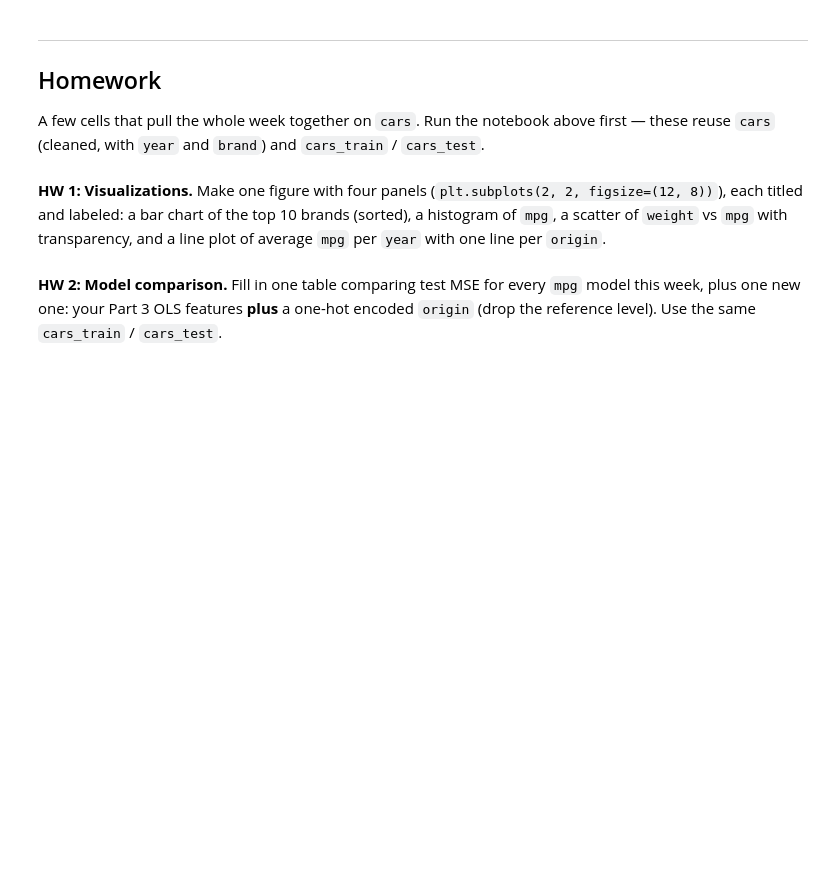
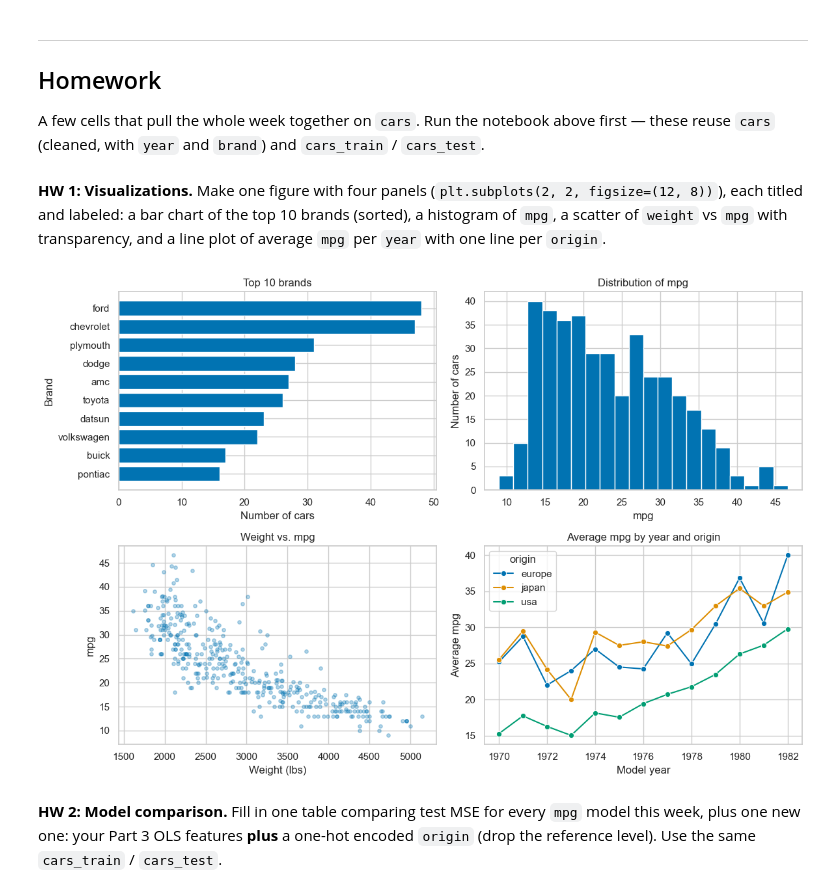
Before and after one commit to himanibalaga/JCP-fall-26, a Jupyter notebook: Week_3.ipynb, the cells around one changed output. Drawn from its saved outputs; the diff is of its cells as text; code cells hidden in the pictures; blank space fills up the shorter version.

```diff
--- a/Week_3.ipynb
+++ b/Week_3.ipynb
@@ -111,5 +263,5 @@ taxis["duration_min"].describe()
 ### Your Turn
 `model_year` stores `70`, `71`, … as integers. Convert it to a datetime column called `year`. `pd.to_datetime` needs strings plus a `format=` here — `"%y"` means two-digit year.
 # %%
-cars["year"] = pd.to_datetime(..., format=...)
+cars["year"] = pd.to_datetime(cars["model_year"].astype(str), format="%y")
 cars[["model_year", "year"]].head()
@@ -151,5 +340,5 @@ print(bad_rows.sum(), "bad rows removed →", taxis_clean.shape)
 1. Create a `brand` column = the first word of `name` (Week 2 `.str` methods).
 2. Look at *every* brand's count and find the typos / two names for the same brand. Fix them with `.replace()`.
 # %%
-cars["brand"] = ...
+cars["brand"] = cars["name"].str.split().str[0]
 cars["brand"].value_counts().sort_index()   # sorted alphabetically so near-duplicates sit next to each other
@@ -156,7 +363,12 @@ cars["brand"].value_counts().sort_index()   # sorted alphabetically so near-dupl
 # %%
 brand_fixes = {
     "chevroelt": "chevrolet",   # typo
-    # TODO: add the rest you find
+    "chevy": "chevrolet",       # nickname
+    "maxda": "mazda",           # typo
+    "toyouta": "toyota",        # typo
+    "vokswagen": "volkswagen",  # typo
+    "vw": "volkswagen",         # abbreviation
+    "mercedes": "mercedes-benz",  # two names for the same brand
 }
 cars["brand"] = cars["brand"].replace(brand_fixes)
 cars["brand"].value_counts().sort_index()
@@ -635,7 +1016,7 @@ Predict whether a car is **American** (`origin == "usa"` → 1) from `displaceme
 2. Confusion matrix → TN/FP/FN/TP → accuracy, precision, recall **by hand**.
 3. Compare to a model that always predicts the majority class.
 # %%
-cars["usa"] = ...
-usa_train, usa_test = ...
-log_reg_cars = ...
+cars["usa"] = (cars["origin"] == "usa").astype(int)
+usa_train, usa_test = train_test_split(cars, test_size=0.2, random_state=42)
+log_reg_cars = LogisticRegression().fit(usa_train[["displacement"]], usa_train["usa"])
 # %%
@@ -664,10 +1055,37 @@ A few cells that pull the whole week together on `cars`. Run the notebook above
 a bar chart of the top 10 brands (sorted), a histogram of `mpg`, a scatter of `weight` vs `mpg` with transparency, and a line plot of average `mpg` per `year` with one line per `origin`.
 # %%
 fig, axes = plt.subplots(2, 2, figsize=(12, 8))
-# axes[0, 0] ... axes[1, 1]
-...
+
+# Top 10 brands (ascending so barh puts the biggest on top)
+top_brands = cars["brand"].value_counts().head(10).sort_values()
+axes[0, 0].barh(top_brands.index, top_brands.values)
+axes[0, 0].set_title("Top 10 brands")
+axes[0, 0].set_xlabel("Number of cars")
+axes[0, 0].set_ylabel("Brand")
+
+# Histogram of mpg
+axes[0, 1].hist(cars["mpg"], bins=20)
+axes[0, 1].set_title("Distribution of mpg")
+axes[0, 1].set_xlabel("mpg")
+axes[0, 1].set_ylabel("Number of cars")
+
+# Weight vs mpg with transparency
+axes[1, 0].scatter(cars["weight"], cars["mpg"], alpha=0.3, s=15)
+axes[1, 0].set_title("Weight vs. mpg")
+axes[1, 0].set_xlabel("Weight (lbs)")
+axes[1, 0].set_ylabel("mpg")
+
+# Average mpg per year, one line per origin
+mpg_year_origin = cars.groupby(["year", "origin"])["mpg"].mean().reset_index()
+sns.lineplot(data=mpg_year_origin, x="year", y="mpg", hue="origin", marker="o", ax=axes[1, 1])
+axes[1, 1].set_title("Average mpg by year and origin")
+axes[1, 1].set_xlabel("Model year")
+axes[1, 1].set_ylabel("Average mpg")
+
 plt.tight_layout()
 plt.show()
+# %% [output]
+[figure, added]
 # %% [markdown]
 **HW 2: Model comparison.** Fill in one table comparing test MSE for every `mpg` model this week, plus one new one: your Part 3 OLS features **plus** a one-hot encoded `origin` (drop the reference level). Use the same `cars_train` / `cars_test`.
 # %%
```
Also changed, not shown: parts of 93 cells of this notebook.
